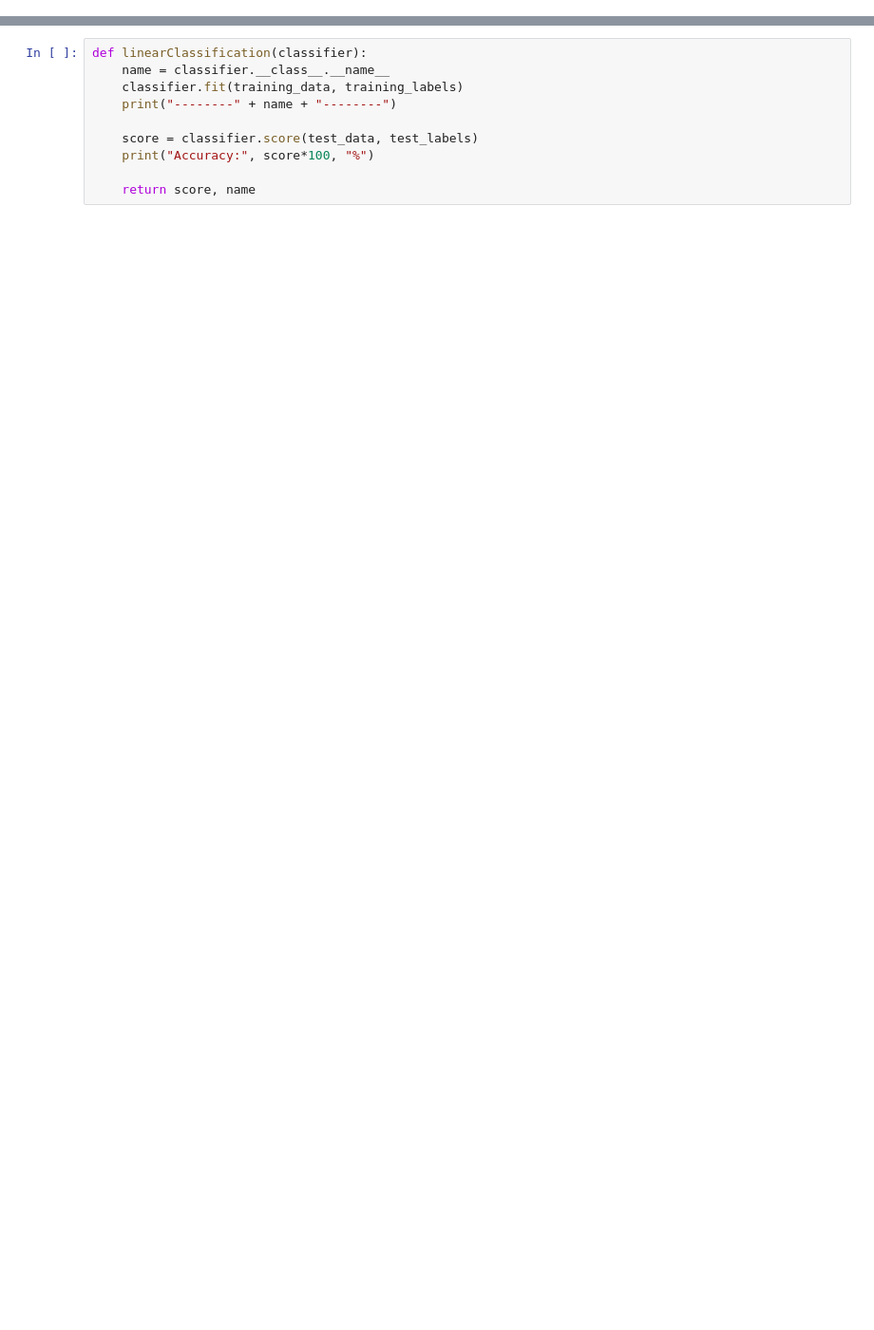
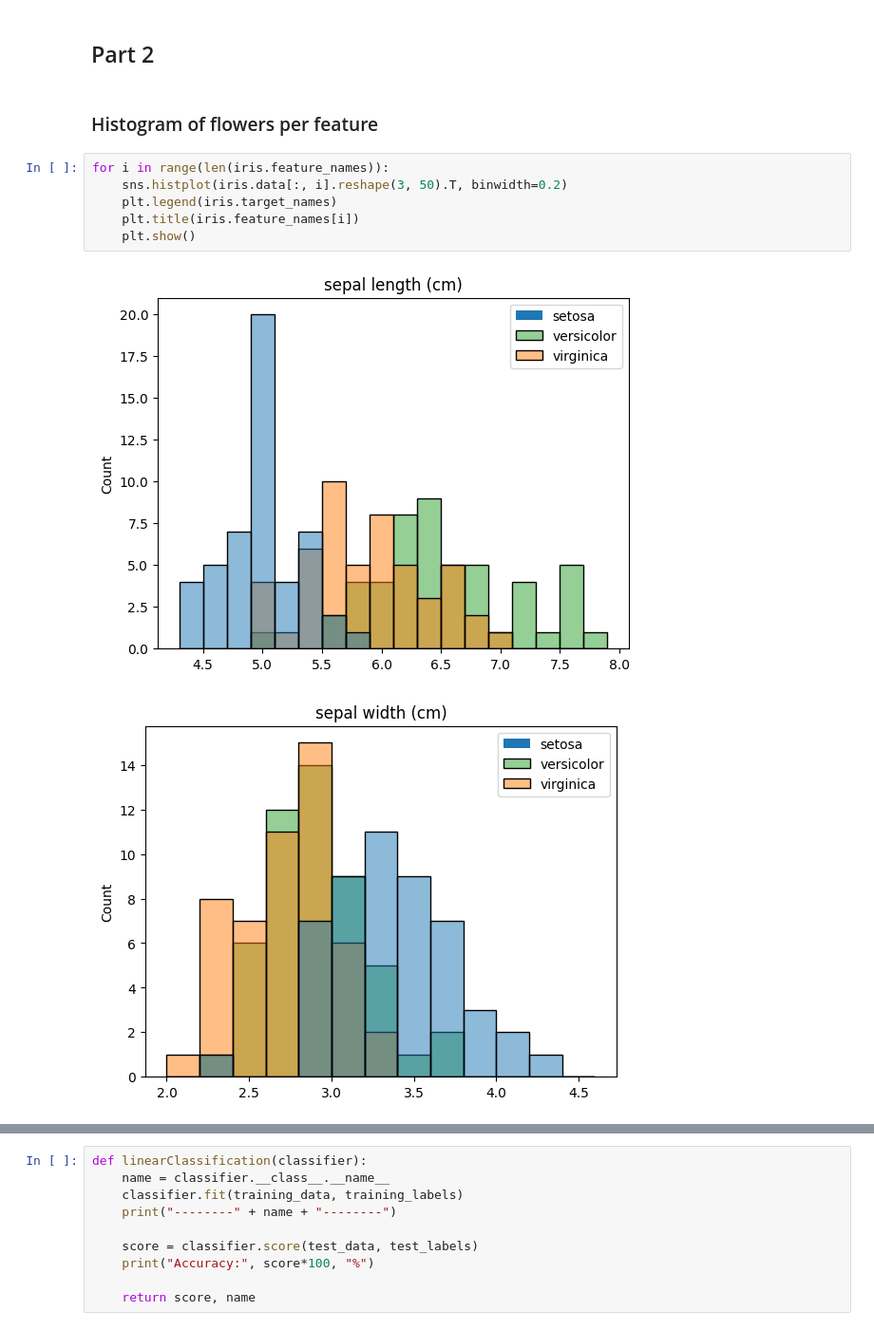
Before and after one commit to jonkor29/TTT4275-classification-project, a Jupyter notebook: iris.ipynb, the cells around one changed output, grey strips where cells are left out. Shown at 95% size. Saved outputs shown, nothing was run; the diff lists cells and outputs as text; blank space fills up the shorter version.

```diff
--- a/iris.ipynb
+++ b/iris.ipynb
@@ -150,0 +202,13 @@ Fitting converged after 3523 iterations.
+# %% [markdown]
+## Part 2
+# %% [markdown]
+### Histogram of flowers per feature
+# %%
+for i in range(len(iris.feature_names)):
+    sns.histplot(iris.data[:, i].reshape(3, 50).T, binwidth=0.2)
+    plt.legend(iris.target_names)
+    plt.title(iris.feature_names[i])
+    plt.show()
+# %% [output]
+[figure, added]
+[figure, added]
```
Also changed, not shown: parts of 35 cells of this notebook, 2 other files.
